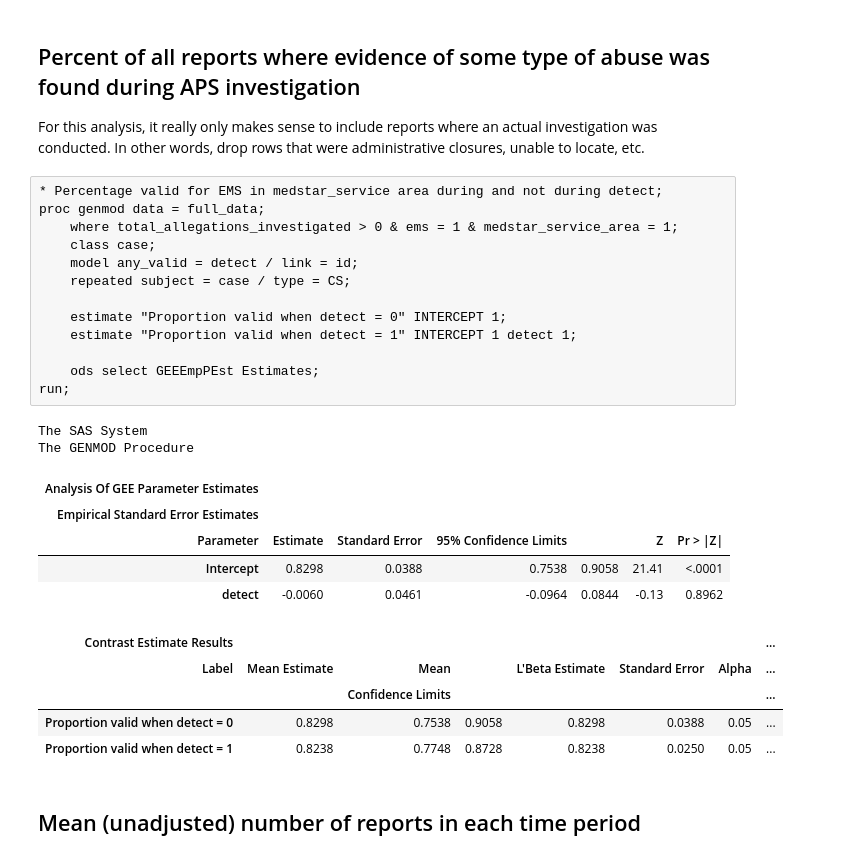
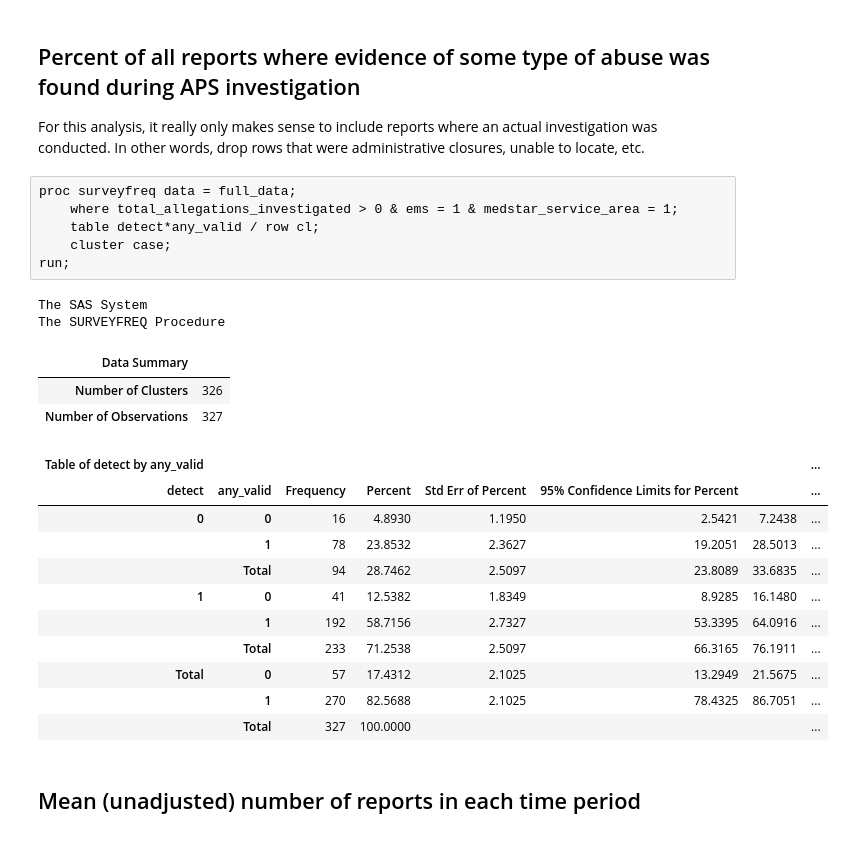
Before and after one commit to brad-cannell/detect_pilot_test_1y, a Jupyter notebook: sas/analysis_main_effects.ipynb, the cells around one changed output. Drawn from its saved outputs; the diff is of its cells as text.

```diff
--- a/sas/analysis_main_effects.ipynb
+++ b/sas/analysis_main_effects.ipynb
@@ -96,32 +96,29 @@ The FREQ Procedure
 # %% [markdown]
 ## Percent of all reports where evidence of some type of abuse was found during APS investigation
 For this analysis, it really only makes sense to include reports where an actual investigation was conducted. In other words, drop rows that were administrative closures, unable to locate, etc.
-# %%
-* Percentage valid for EMS in medstar_service area during and not during detect;
-proc genmod data = full_data;
-    where total_allegations_investigated > 0 & ems = 1 & medstar_service_area = 1;
-    class case;
-    model any_valid = detect / link = id;
-    repeated subject = case / type = CS;
-
-    estimate "Proportion valid when detect = 0" INTERCEPT 1;
-    estimate "Proportion valid when detect = 1" INTERCEPT 1 detect 1;
-
-    ods select GEEEmpPEst Estimates;
-run;
-# %% [output]
-The SAS System
-The GENMOD Procedure
-| Analysis Of GEE Parameter Estimates |  |  |  |  |  |  |
-| Empirical Standard Error Estimates |  |  |  |  |  |  |
-| Parameter | Estimate | Standard Error | 95% Confidence Limits |  | Z | Pr > |Z| |
-| Intercept | 0.8298 | 0.0388 | 0.7538 | 0.9058 | 21.41 | <.0001 |
-| detect | -0.0060 | 0.0461 | -0.0964 | 0.0844 | -0.13 | 0.8962 |
-| Contrast Estimate Results |  |  |  |  |  |  | ... |
-| Label | Mean Estimate | Mean |  | L'Beta Estimate | Standard Error | Alpha | ... |
-|  |  | Confidence Limits |  |  |  |  | ... |
-| Proportion valid when detect = 0 | 0.8298 | 0.7538 | 0.9058 | 0.8298 | 0.0388 | 0.05 | ... |
-| Proportion valid when detect = 1 | 0.8238 | 0.7748 | 0.8728 | 0.8238 | 0.0250 | 0.05 | ... |
+# %%
+proc surveyfreq data = full_data;
+    where total_allegations_investigated > 0 & ems = 1 & medstar_service_area = 1;
+    table detect*any_valid / row cl;
+    cluster case;
+run;
+# %% [output]
+The SAS System
+The SURVEYFREQ Procedure
+| Data Summary |  |
+| Number of Clusters | 326 |
+| Number of Observations | 327 |
+| Table of detect by any_valid |  |  |  |  |  |  | ... |
+| detect | any_valid | Frequency | Percent | Std Err of Percent | 95% Confidence Limits for Percent |  | ... |
+| 0 | 0 | 16 | 4.8930 | 1.1950 | 2.5421 | 7.2438 | ... |
+|  | 1 | 78 | 23.8532 | 2.3627 | 19.2051 | 28.5013 | ... |
+|  | Total | 94 | 28.7462 | 2.5097 | 23.8089 | 33.6835 | ... |
+| 1 | 0 | 41 | 12.5382 | 1.8349 | 8.9285 | 16.1480 | ... |
+|  | 1 | 192 | 58.7156 | 2.7327 | 53.3395 | 64.0916 | ... |
+|  | Total | 233 | 71.2538 | 2.5097 | 66.3165 | 76.1911 | ... |
+| Total | 0 | 57 | 17.4312 | 2.1025 | 13.2949 | 21.5675 | ... |
+|  | 1 | 270 | 82.5688 | 2.1025 | 78.4325 | 86.7051 | ... |
+|  | Total | 327 | 100.0000 |  |  |  | ... |
 # %% [markdown]
 ## Mean (unadjusted) number of reports in each time period
 # %%
```
Also changed, not shown: 2 other files.
